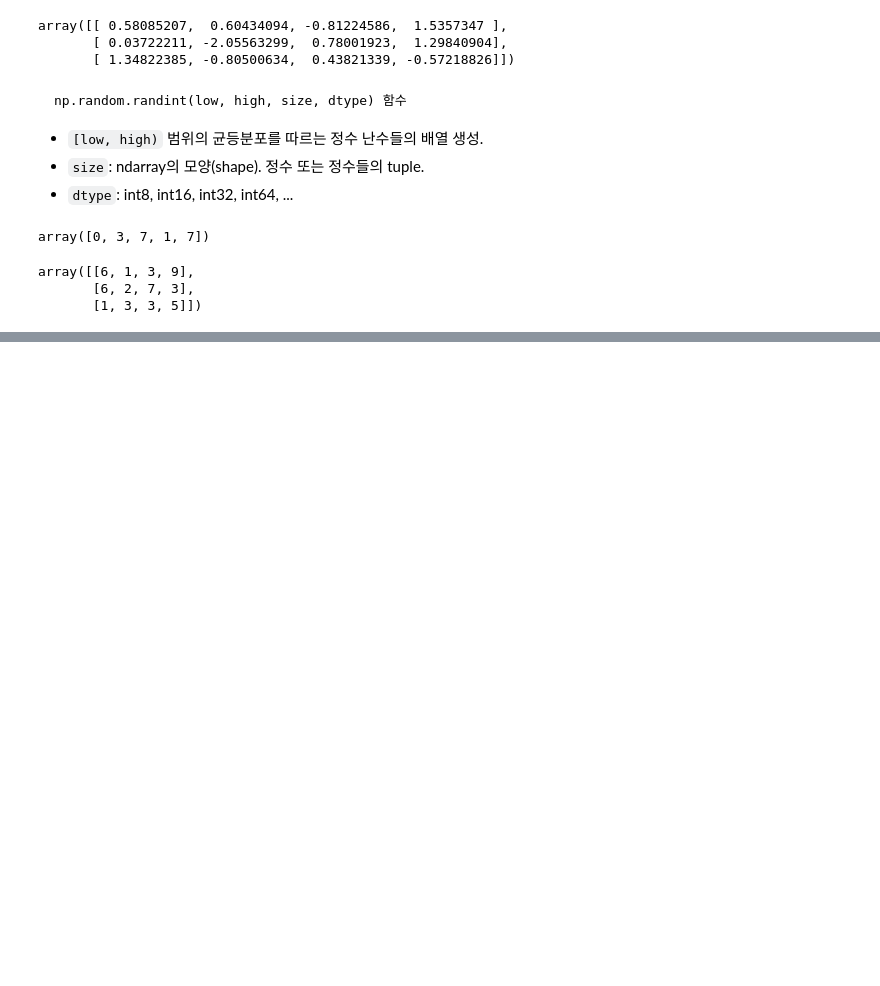
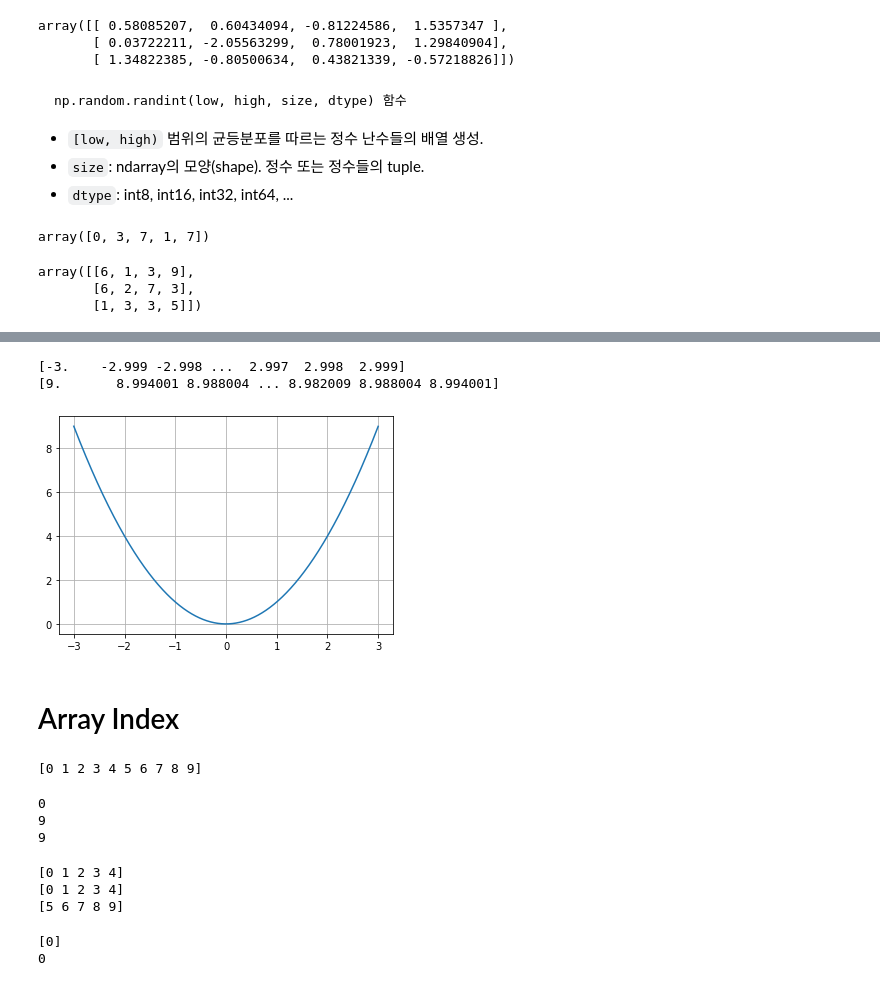
Before and after one commit to sejinseo/Itwill_Python, a Jupyter notebook: py18_data_analysis.ipynb, the cells around one changed output, grey strips where cells are left out. Cells and saved outputs as stored; diff of their text form; code cells hidden in the pictures; blank space fills up the shorter version.

```diff
--- a/py18_data_analysis.ipynb
+++ b/py18_data_analysis.ipynb
@@ -266,0 +287,45 @@ array([[6, 1, 3, 9],
+# %%
+x = np.arange(-3, 3, 0.001)
+y = x ** 2
+print(x)
+print(y)
+# %% [output]
+[-3.    -2.999 -2.998 ...  2.997  2.998  2.999]
+[9.       8.994001 8.988004 ... 8.982009 8.988004 8.994001]
+# %%
+plt.plot(x, y)
+plt.grid()
+plt.show()
+# %% [output]
+[figure, added]
+# %% [markdown]
+# Array Index
+# %%
+arr = np.arange(10)
+print(arr)
+# %% [output]
+[0 1 2 3 4 5 6 7 8 9]
+# %%
+# indexing: 인덱스를 사용해서 배열의 원소를 참조.
+print(arr[0]) # 시작 인덱스 = 0
+print(arr[9]) # 마지막 인덱스 = 원소 개수 - 1
+print(arr[-1]) # 끝에서 첫번째
+# %% [output]
+0
+9
+9
+# %%
+# slicing: [start, end) 범위의 원소들로 이루어진 배열
+print(arr[0:5])
+print(arr[:5]) # 앞에서 5개를 선택한 배열
+print(arr[-5:]) # 뒤에서 5개를 선택한 배열
+# %% [output]
+[0 1 2 3 4]
+[0 1 2 3 4]
+[5 6 7 8 9]
+# %%
+print(arr[:1]) # slicing의 결과는 배열.
+print(arr[0])
+# %% [output]
+[0]
+0
```
Also changed, not shown: parts of 14 cells of this notebook.
